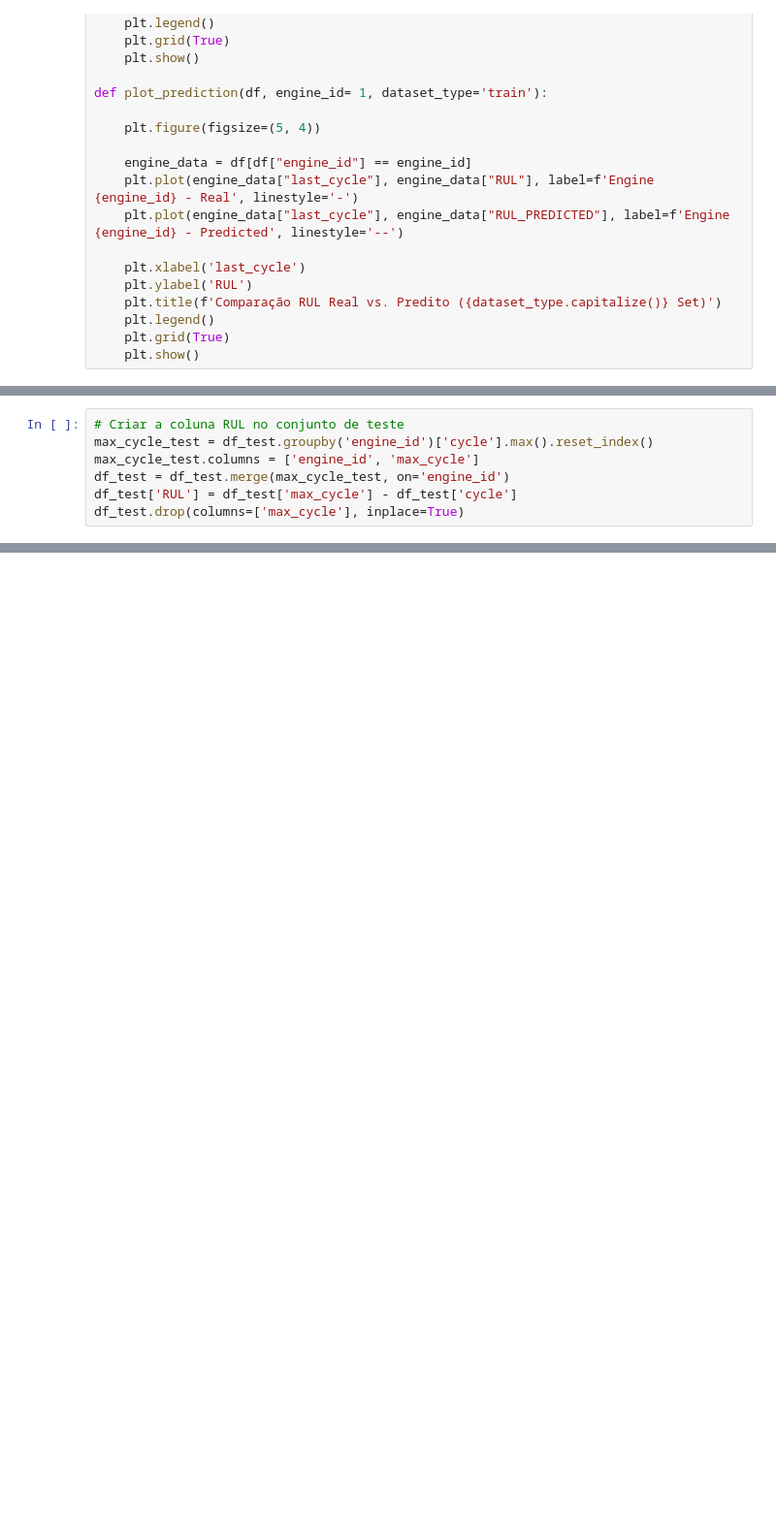
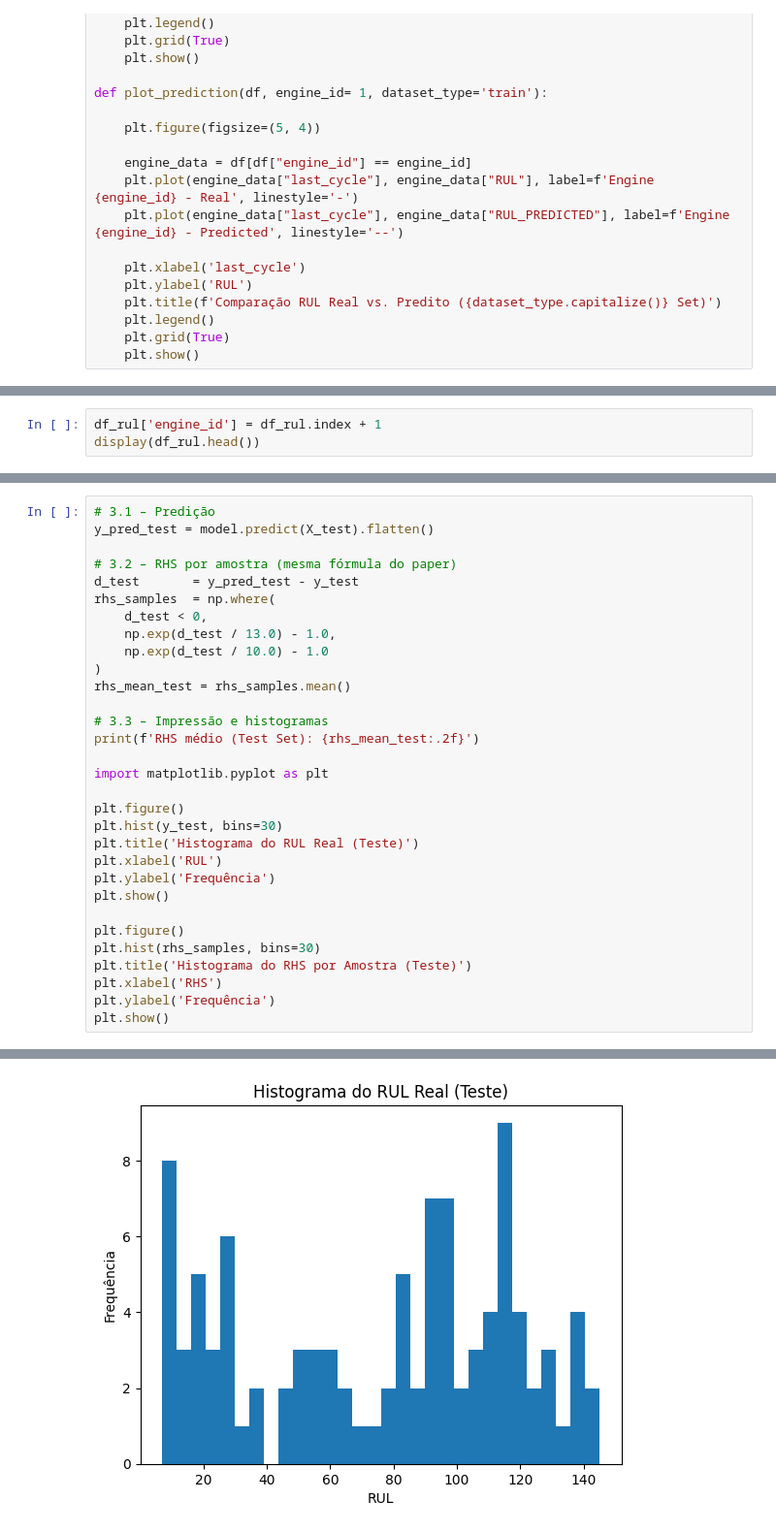
Before and after one commit to daviseemann/turbofan-rul-prediction-cmapss, a Jupyter notebook: notebooks/MLP-2.ipynb, the cells around one changed output, grey strips where cells are left out. Shown at 97% size. Cells and saved outputs as stored; diff of their text form; blank space fills up the shorter version.

```diff
--- a/notebooks/MLP-2.ipynb
+++ b/notebooks/MLP-2.ipynb
@@ -474,7 +446,0 @@ plot_prediction(df=df_results, engine_id=1, dataset_type='train')
-# %%
-# Criar a coluna RUL no conjunto de teste
-max_cycle_test = df_test.groupby('engine_id')['cycle'].max().reset_index()
-max_cycle_test.columns = ['engine_id', 'max_cycle']
-df_test = df_test.merge(max_cycle_test, on='engine_id')
-df_test['RUL'] = df_test['max_cycle'] - df_test['cycle']
-df_test.drop(columns=['max_cycle'], inplace=True)
@@ -534,0 +449,3 @@ NameError: name 'mae_keras' is not defined
+# %%
+df_rul['engine_id'] = df_rul.index + 1
+display(df_rul.head())
@@ -534,0 +489,32 @@ NameError: name 'mae_keras' is not defined
+# %%
+# 3.1 – Predição
+y_pred_test = model.predict(X_test).flatten()
+
+# 3.2 – RHS por amostra (mesma fórmula do paper)
+d_test       = y_pred_test - y_test
+rhs_samples  = np.where(
+    d_test < 0,
+    np.exp(d_test / 13.0) - 1.0,
+    np.exp(d_test / 10.0) - 1.0
+)
+rhs_mean_test = rhs_samples.mean()
+
+# 3.3 – Impressão e histogramas
+print(f'RHS médio (Test Set): {rhs_mean_test:.2f}')
+
+import matplotlib.pyplot as plt
+
+plt.figure()
+plt.hist(y_test, bins=30)
+plt.title('Histograma do RUL Real (Teste)')
+plt.xlabel('RUL')
+plt.ylabel('Frequência')
+plt.show()
+
+plt.figure()
+plt.hist(rhs_samples, bins=30)
+plt.title('Histograma do RHS por Amostra (Teste)')
+plt.xlabel('RHS')
+plt.ylabel('Frequência')
+plt.show()
+# %% [output]
@@ -534,0 +523 @@ NameError: name 'mae_keras' is not defined
+[figure, added]
```
Also changed, not shown: parts of 34 cells of this notebook.
